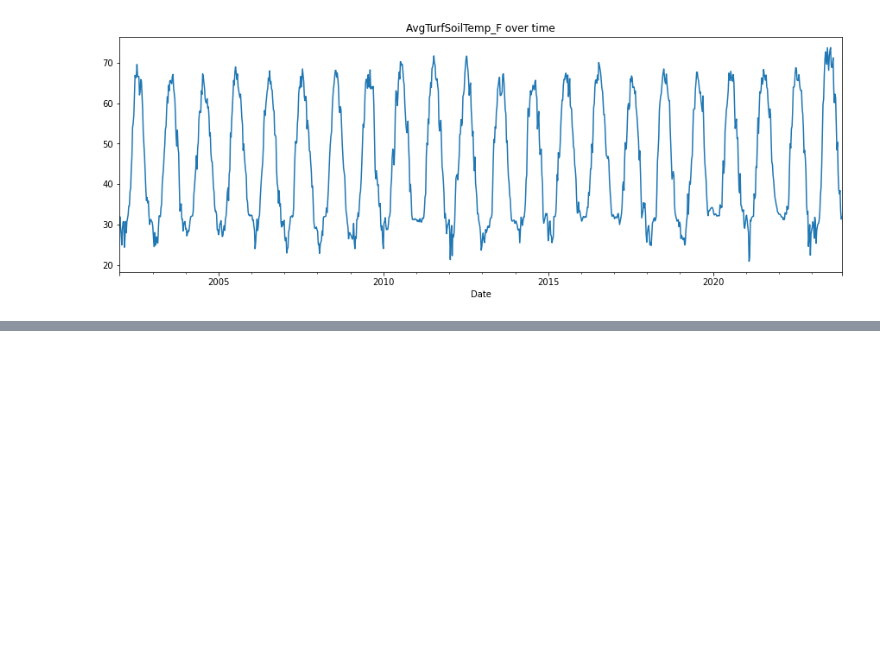
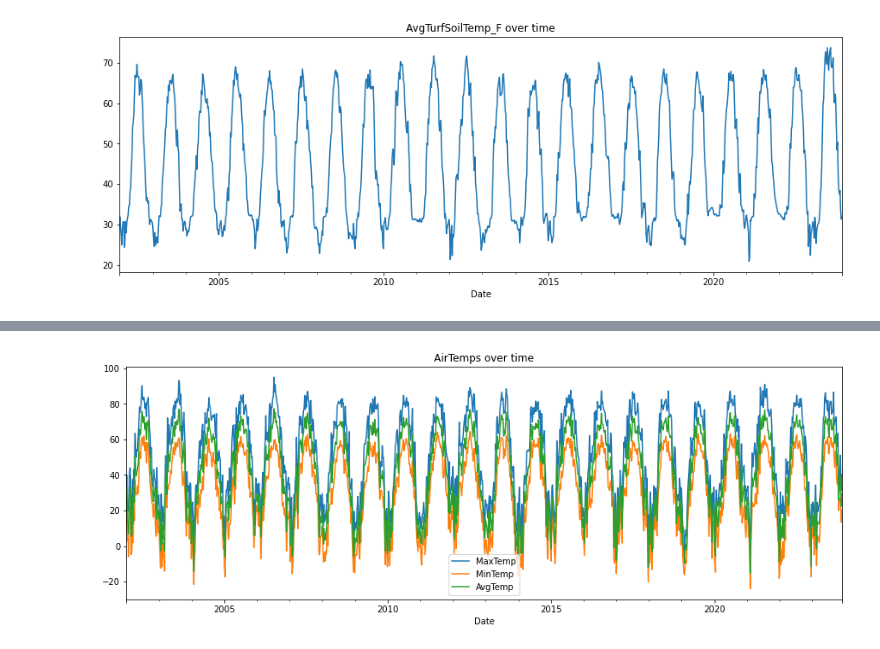
Before and after one commit to jbaumgit/Time-Series-Weather-Forcast-for-Corn-Growth-Degree-Days-in-ND, a Jupyter notebook: EDA_notebook.ipynb, the cells around one changed output, grey strips where cells are left out. Saved outputs shown, nothing was run; the diff lists cells and outputs as text; code cells hidden in the pictures; blank space fills up the shorter version.

```diff
--- a/EDA_notebook.ipynb
+++ b/EDA_notebook.ipynb
@@ -120,0 +129,6 @@ ax.set_title("AvgTurfSoilTemp_F over time");
+# %%
+fig, ax = plt.subplots(figsize=(15, 5))
+df_num[["MaxTemp", "MinTemp", "AvgTemp"]].plot(ax=ax)
+ax.set_title("AirTemps over time");
+# %% [output]
+[figure, added]
```
Also changed, not shown: parts of 4 cells of this notebook.
